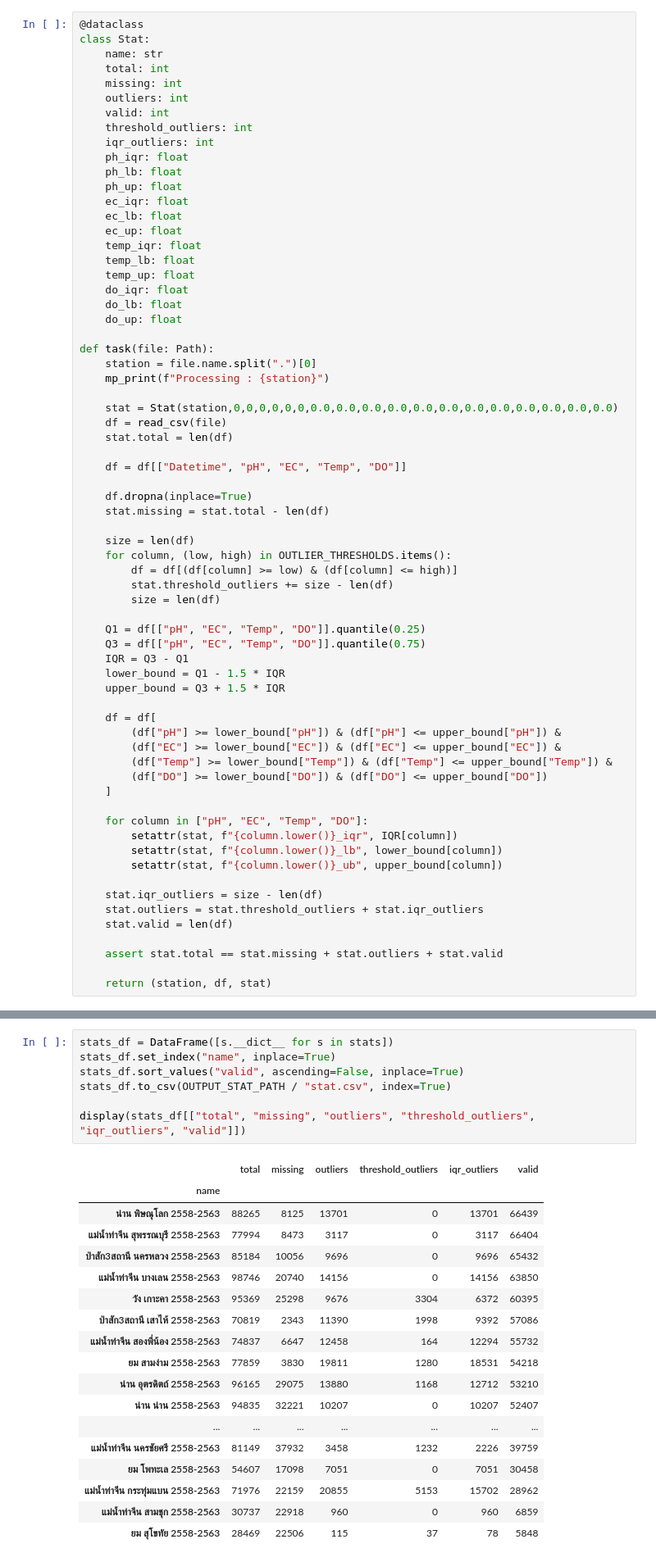
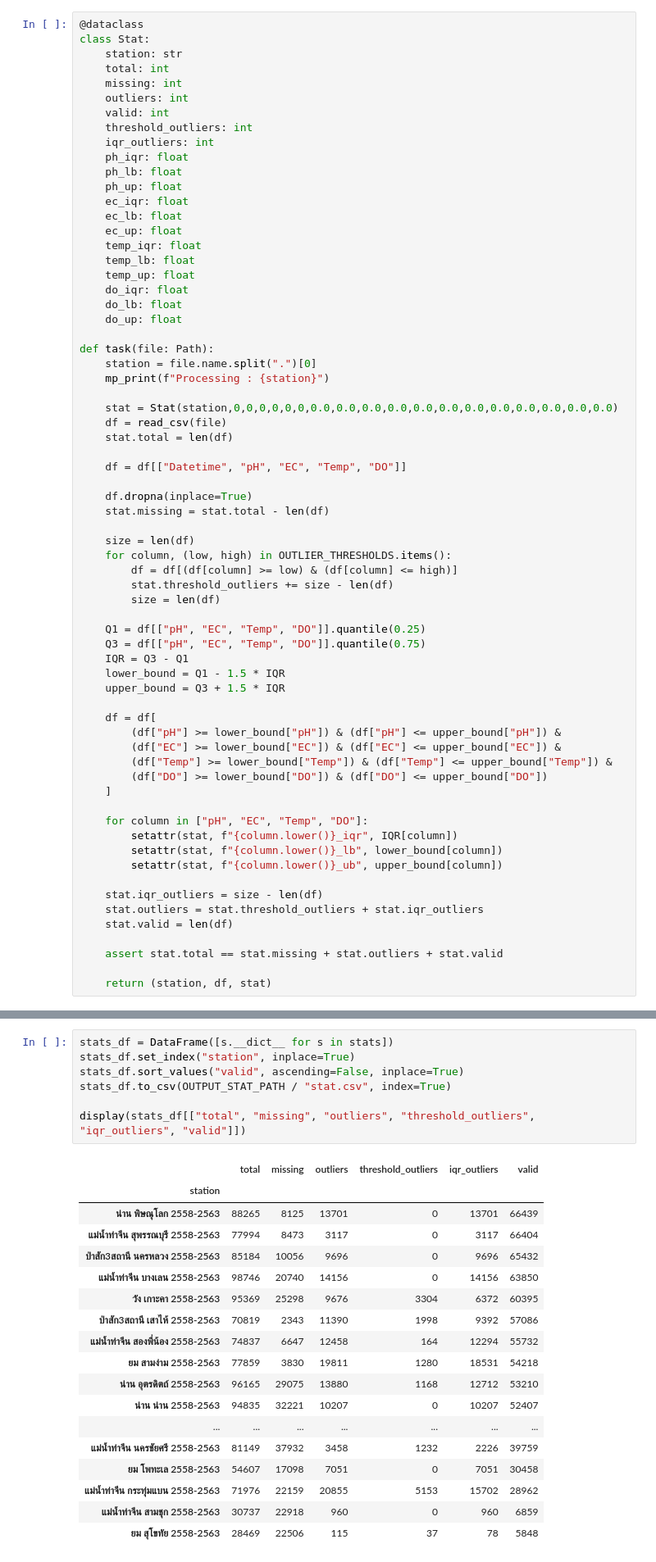
Before and after one commit to noonomyen/simple-predict-dissolved-oxygen, a Jupyter notebook: notebook/data-clean.ipynb, the cells around one changed output, grey strips where cells are left out. Shown: that part at 82% size. Saved outputs shown, nothing was run; the diff lists cells and outputs as text.

Commit message:
replace attr of stat 'name' -> 'station'

```diff
--- a/notebook/data-clean.ipynb
+++ b/notebook/data-clean.ipynb
@@ -38,7 +38,7 @@ def iter_files():
 # %%
 @dataclass
 class Stat:
-    name: str
+    station: str
     total: int
     missing: int
     outliers: int
@@ -144,13 +142,13 @@ Station : น่าน พิษณุโลก 2558-2563, data : (66439, 5)
 # %%
 stats_df = DataFrame([s.__dict__ for s in stats])
-stats_df.set_index("name", inplace=True)
+stats_df.set_index("station", inplace=True)
 stats_df.sort_values("valid", ascending=False, inplace=True)
 stats_df.to_csv(OUTPUT_STAT_PATH / "stat.csv", index=True)
 
 display(stats_df[["total", "missing", "outliers", "threshold_outliers", "iqr_outliers", "valid"]])
 # %% [output]
 |  | total | missing | outliers | threshold_outliers | iqr_outliers | valid |
-| name |  |  |  |  |  |  |
+| station |  |  |  |  |  |  |
 | น่าน พิษณุโลก 2558-2563 | 88265 | 8125 | 13701 | 0 | 13701 | 66439 |
 | แม่น้ำท่าจีน สุพรรณบุรี 2558-2563 | 77994 | 8473 | 3117 | 0 | 3117 | 66404 |
 | ป่าสัก3สถานี นครหลวง 2558-2563 | 85184 | 10056 | 9696 | 0 | 9696 | 65432 |
```
Also changed, not shown: parts of 2 cells of this notebook.
